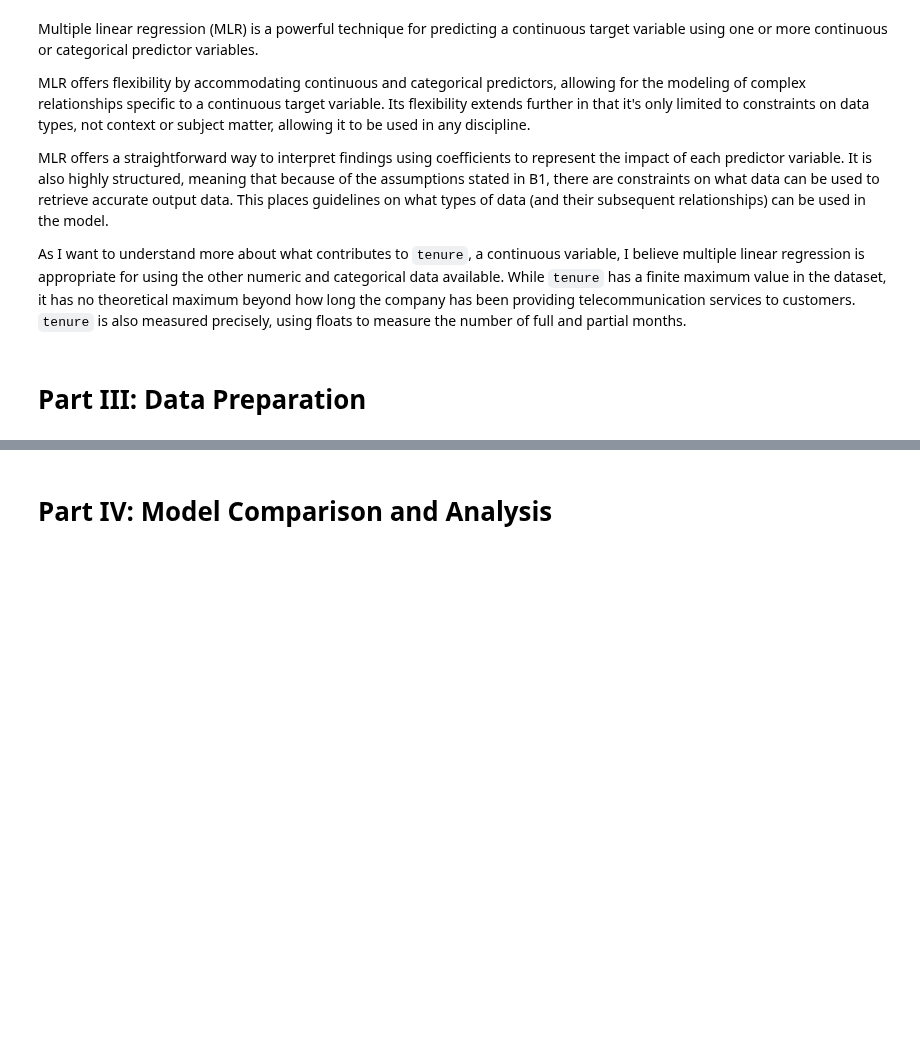
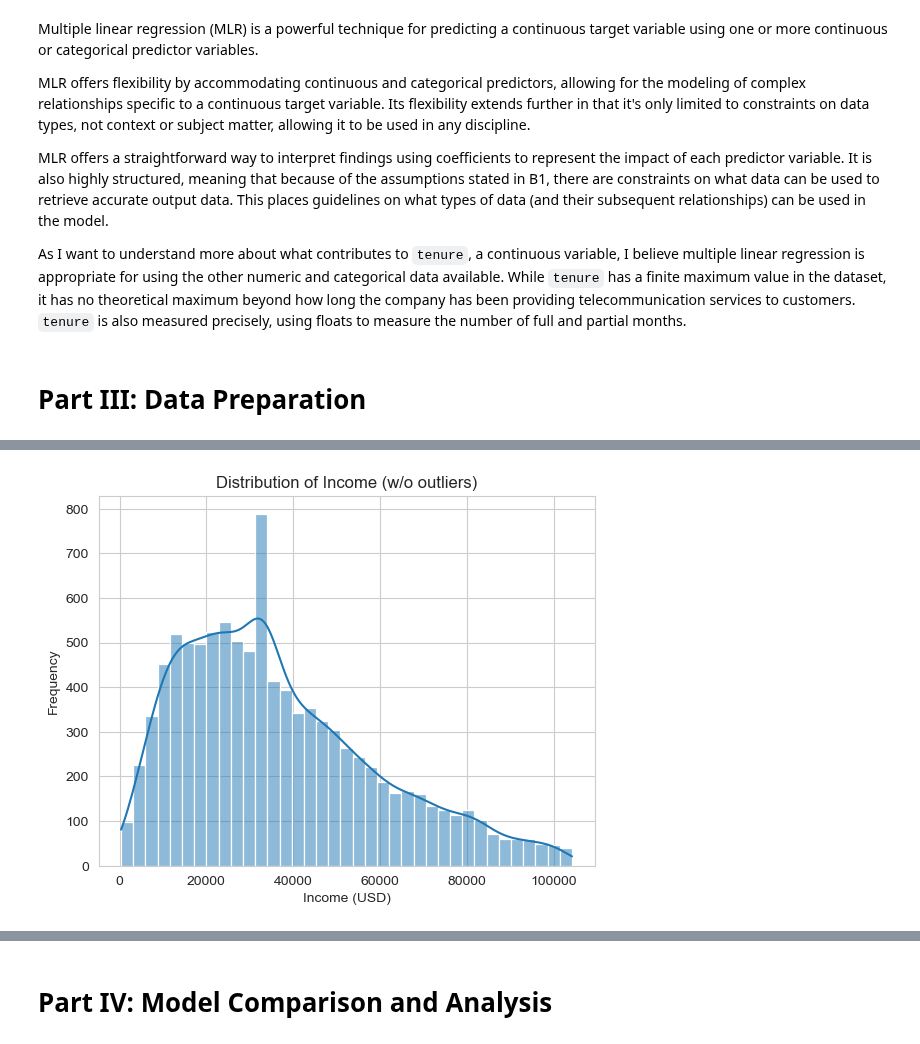
Before and after one commit to smmurdock/WGU-MSDA-DS, a Jupyter notebook: D208 Task 1/Murdock_Shanay D208 Task 1 PA Churn.ipynb, the cells around one changed output, grey strips where cells are left out. Saved outputs shown, nothing was run; the diff lists cells and outputs as text; code cells hidden in the pictures; blank space fills up the shorter version.

```diff
--- a/D208 Task 1/Murdock_Shanay D208 Task 1 PA Churn.ipynb
+++ b/D208 Task 1/Murdock_Shanay D208 Task 1 PA Churn.ipynb
@@ -80,0 +475,25 @@ df.head()
+# %%
+# Detect and replace problematic outliers
+# (Boorman & Weber, DataCamp, 2024)
+def detect_and_replace_outliers(df, column):
+    """Detect outlier values. Replace with median value.
+
+    :param df: DataFrame to be passed
+    :param column: name of column to be checked for outliers
+    :return: DataFrame with outliers replaced with median value; outlier values
+    """
+    # Calculate Q1, Q3, and IQR
+    Q1 = df[column].quantile(0.25)
+    Q3 = df[column].quantile(0.75)
+    IQR = Q3 - Q1
+    lower_bound = Q1 - 1.5 * IQR
+    upper_bound = Q3 + 1.5 * IQR
+
+    # Detect outliers
+    outliers = df[(df[column] < lower_bound) | (df[column] > upper_bound)][column]
+
+    # Replace outliers with the median value
+    median_value = df[column].median()
+    df.loc[(df[column] < lower_bound) | (df[column] > upper_bound), column] = median_value
+
+    return df, outliers
@@ -80,0 +529,5 @@ df.head()
+# %%
+# Detect and replace outliers for `income`
+churn_reg, outliers = detect_and_replace_outliers(churn_reg, 'income')
+print("Outliers detected and replaced:")
+print(outliers)
@@ -80,0 +566,12 @@ df.head()
+# %%
+# Plot income after treatment of outliers
+sns.histplot(data=churn_reg,
+             x='income',
+             kde=True);
+
+# Set title
+plt.title('Distribution of Income (w/o outliers)');
+plt.xlabel('Income (USD)');
+plt.ylabel('Frequency');
+# %% [output]
+[figure, added]
```
Also changed, not shown: parts of 34 cells of this notebook.
